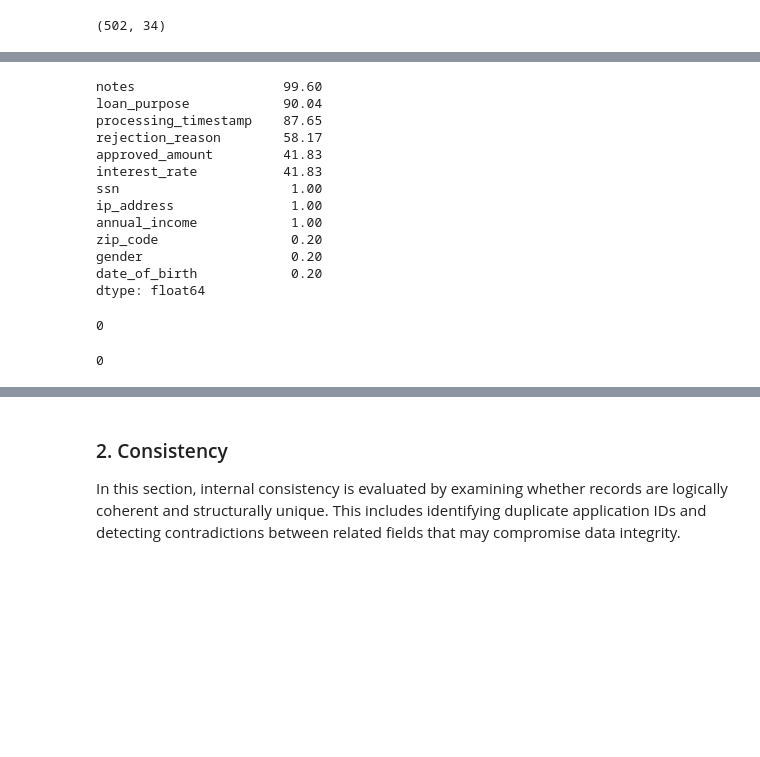
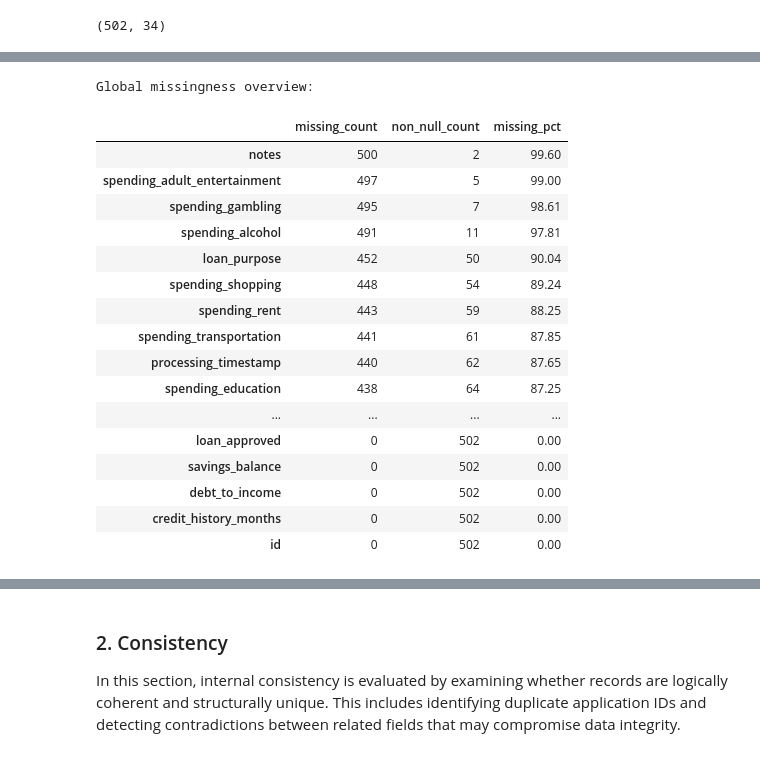
Before and after one commit to mchlkan/dego-2606-group3, a Jupyter notebook: notebooks/01-data-quality.ipynb, the cells around one changed output, grey strips where cells are left out. Drawn from its saved outputs; the diff is of its cells as text; code cells hidden in the pictures; blank space fills up the shorter version.

```diff
--- a/notebooks/01-data-quality.ipynb
+++ b/notebooks/01-data-quality.ipynb
@@ -155,29 +219,35 @@ dtype: int64
-# %%
-# percentage
-(missing / len(df) * 100).round(2)
-# %% [output]
-notes                   99.60
-loan_purpose            90.04
-processing_timestamp    87.65
-rejection_reason        58.17
-approved_amount         41.83
-interest_rate           41.83
-ssn                      1.00
-ip_address               1.00
-annual_income            1.00
-zip_code                 0.20
-gender                   0.20
-date_of_birth            0.20
-dtype: float64
-# %%
-# approved but missing required decision fields
-bad_approved = df.query("loan_approved == True and (approved_amount.isna() or interest_rate.isna())")
-len(bad_approved)
-# %% [output]
-0
-# %%
-# rejected but has approval fields filled (should be empty)
-bad_rejected = df.query("loan_approved == False and (approved_amount.notna() or interest_rate.notna())")
-len(bad_rejected)
-# %% [output]
-0
+# %%
+missing_overview = (
+    df.isna()
+      .mean()
+      .sort_values(ascending=False)
+      .rename("missing_rate")
+      .to_frame()
+)
+
+missing_overview["missing_pct"] = (missing_overview["missing_rate"] * 100).round(2)
+missing_overview["missing_count"] = df.isna().sum()
+missing_overview["non_null_count"] = df.notna().sum()
+missing_overview = missing_overview[["missing_count", "non_null_count", "missing_pct"]]
+
+print("Global missingness overview:")
+display(missing_overview)
+# %% [output]
+Global missingness overview:
+|  | missing_count | non_null_count | missing_pct |
+| notes | 500 | 2 | 99.60 |
+| spending_adult_entertainment | 497 | 5 | 99.00 |
+| spending_gambling | 495 | 7 | 98.61 |
+| spending_alcohol | 491 | 11 | 97.81 |
+| loan_purpose | 452 | 50 | 90.04 |
+| spending_shopping | 448 | 54 | 89.24 |
+| spending_rent | 443 | 59 | 88.25 |
+| spending_transportation | 441 | 61 | 87.85 |
+| processing_timestamp | 440 | 62 | 87.65 |
+| spending_education | 438 | 64 | 87.25 |
+| ... | ... | ... | ... |
+| loan_approved | 0 | 502 | 0.00 |
+| savings_balance | 0 | 502 | 0.00 |
+| debt_to_income | 0 | 502 | 0.00 |
+| credit_history_months | 0 | 502 | 0.00 |
+| id | 0 | 502 | 0.00 |
```
Also changed, not shown: parts of 24 cells of this notebook.
